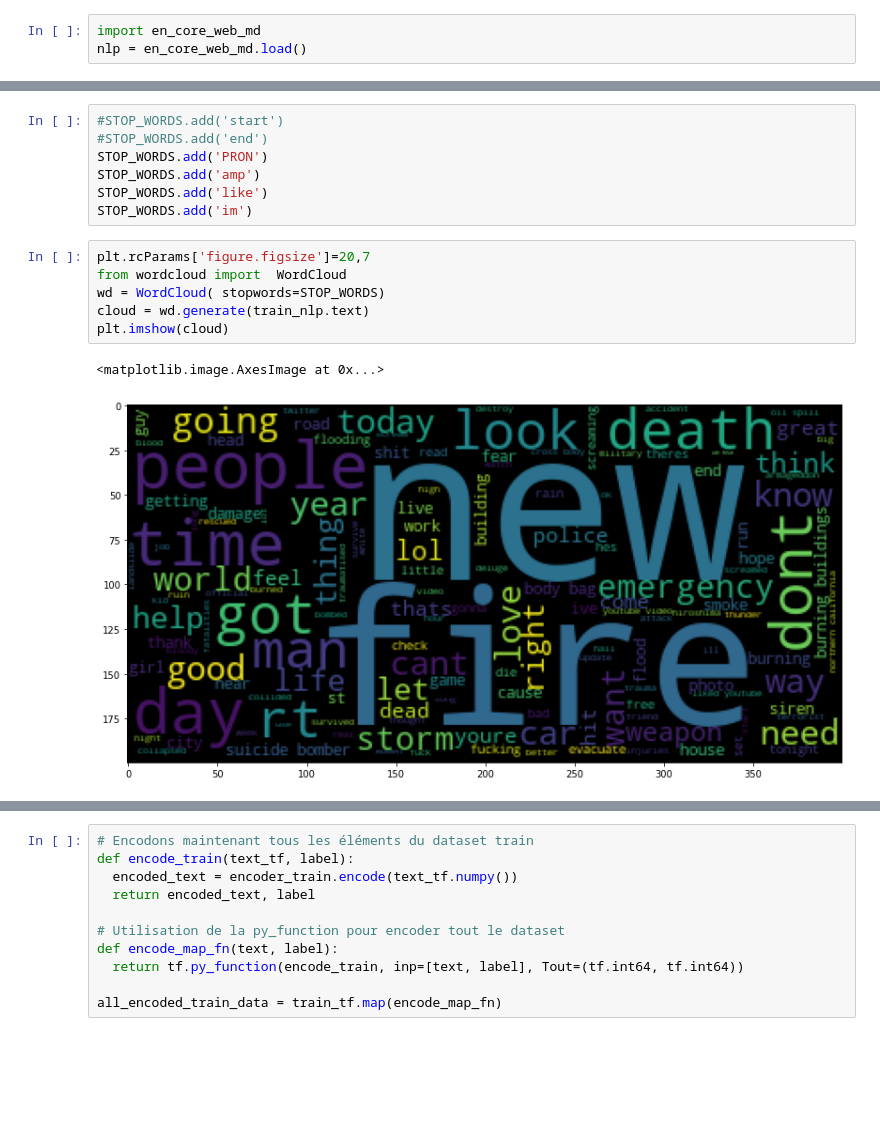
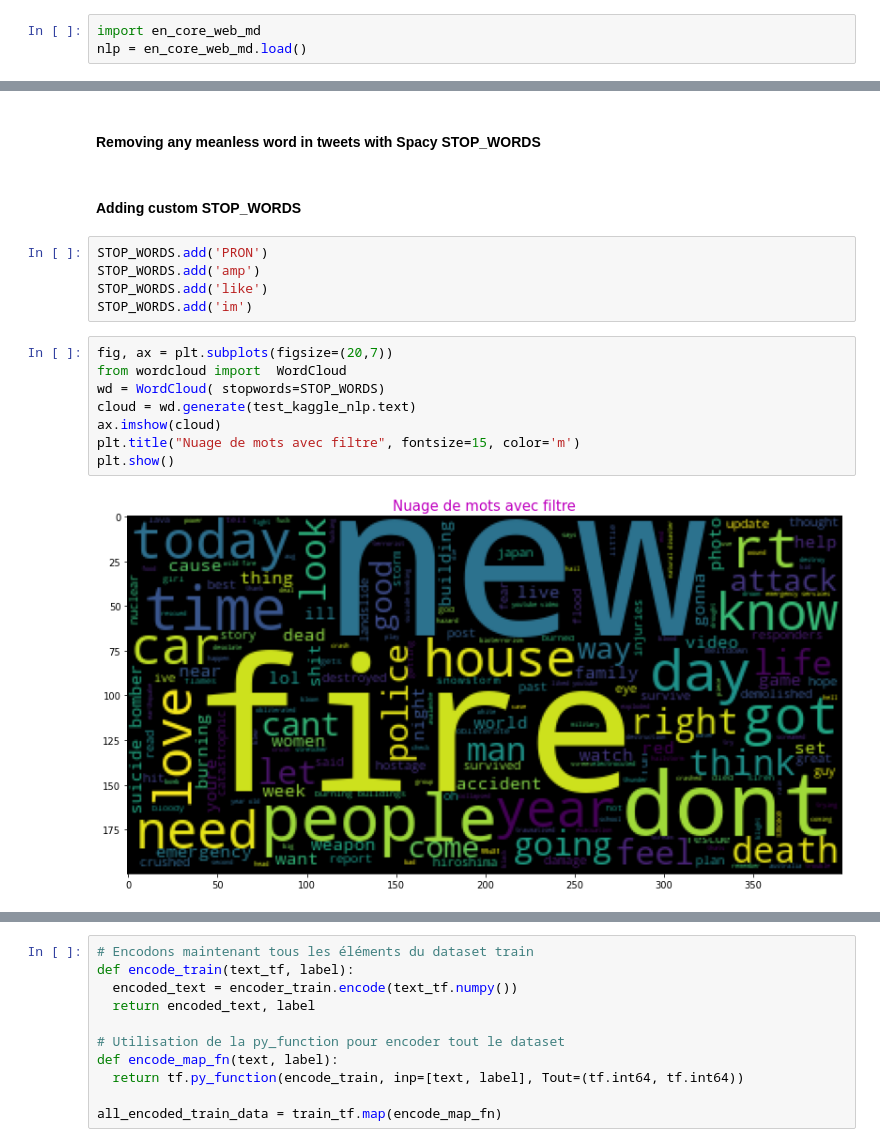
Before and after one commit to DialloYoussouf/Jedhabootcamp_Projects, a Jupyter notebook: Real or Not_ NLP with Disaster Tweets/Real or Not NLP with Disaster Tweets.ipynb, the cells around one changed output, grey strips where cells are left out. Saved outputs shown, nothing was run; the diff lists cells and outputs as text; blank space fills up the shorter version.

Commit message:
update of Real or Not_ NLP with Disaster Tweets's Project

```diff
--- a/Real or Not_ NLP with Disaster Tweets/Real or Not NLP with Disaster Tweets.ipynb
+++ b/Real or Not_ NLP with Disaster Tweets/Real or Not NLP with Disaster Tweets.ipynb
@@ -405,16 +349,19 @@ Wall time: 23.6 s
+# %% [markdown]
+#### Removing any meanless word in tweets with Spacy **STOP_WORDS**
+# %% [markdown]
+#### Adding custom STOP_WORDS
 # %%
-#STOP_WORDS.add('start')
-#STOP_WORDS.add('end')
 STOP_WORDS.add('PRON')
 STOP_WORDS.add('amp')
 STOP_WORDS.add('like')
 STOP_WORDS.add('im')
 # %%
-plt.rcParams['figure.figsize']=20,7
+fig, ax = plt.subplots(figsize=(20,7))
 from wordcloud import  WordCloud
 wd = WordCloud( stopwords=STOP_WORDS)
-cloud = wd.generate(train_nlp.text)
-plt.imshow(cloud)
+cloud = wd.generate(test_kaggle_nlp.text)
+ax.imshow(cloud)
+plt.title("Nuage de mots avec filtre", fontsize=15, color='m')
+plt.show()
 # %% [output]
-<matplotlib.image.AxesImage at 0x...>
-[figure, old version]
+[figure, new version]
```
Also changed, not shown: parts of 86 cells of this notebook, 1 other file.
